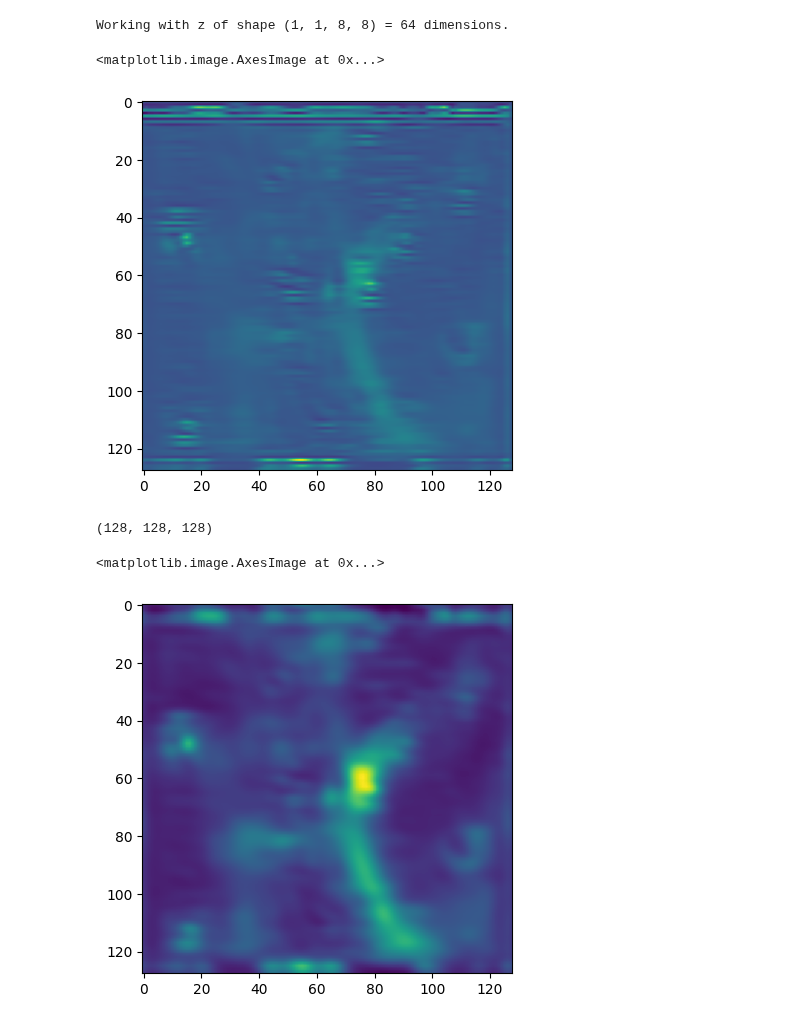
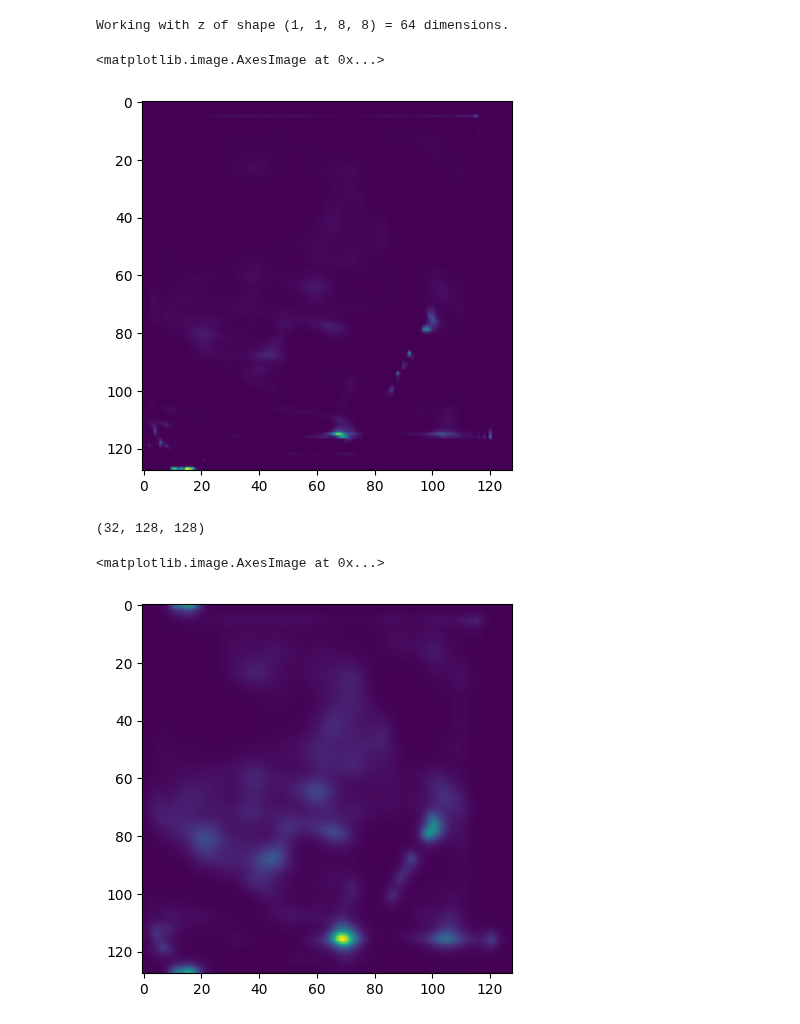
Before and after one commit to JonnyyTorres/Galsim_JAX, a Jupyter notebook: NF_Galsim.ipynb, the cells around one changed output. Cells and saved outputs as stored; diff of their text form; code cells hidden in the pictures.

```diff
--- a/NF_Galsim.ipynb
+++ b/NF_Galsim.ipynb
@@ -321,7 +322,7 @@ from galsim_jax.utils import lr_schedule
 
 model = NeuralSplineFlowLogProb()
 
-init_lr = 0.00005
+init_lr = 0.00003
 
 # Random seed for initializaing network and sampling training data
 seed = jax.random.PRNGKey(42)
@@ -491,5 +495,5 @@ hist2d(samps[:,0], samps[:,1],64);
 # %%
-samps = sampler.apply(params_nf, jax.random.PRNGKey(1), 128)
+samps = sampler.apply(params_nf, jax.random.PRNGKey(1), 32)
 # %%
 # Resahping to original bottleneck size
 samps_r = samps.reshape(-1,8,8,1)
@@ -506,6 +510,7 @@ class decode(AutoencoderKLModule):
     def __call__(self, h):
         h = self.post_quant_conv(h)
         h = self.decoder(h)
+        h = nn.softplus(h)
 
         return h
 # %%
@@ -520,19 +525,19 @@ dec = decode(ch_mult=(1, 2, 4, 8, 16),
     embed_dim=1,
     act_fn=act_fn)
 # %%
-results_nf = dec.apply(params_auto, samps_r)
+q_nf = dec.apply(params_auto, samps_r)
 # %% [output]
 Working with z of shape (1, 1, 8, 8) = 64 dimensions.
 # %%
 # Example of a sampled galaxy before the convolution with the PSF
-imshow(results_nf[0,...,0])
+imshow(q_nf[0,...,0])
 # %% [output]
 <matplotlib.image.AxesImage at 0x...>
-[figure, old version]
+[figure, new version]
 # %%
-results_nf[...,-1].shape
+q_nf[...,-1].shape
 # %% [output]
-(128, 128, 128)
+(32, 128, 128)
 # %%
 kpsf_real = batch["kpsf_real"]
 kpsf_imag = batch["kpsf_imag"]
@@ -557,10 +562,10 @@ x_convolve = tf.expand_dims(p3, axis=-1)
 # p3 = tfd.MultivariateNormalDiag(loc=p3, scale_diag=[0.01])
 # %%
 # Example of a sampled galaxy after the convolution with the PSF
-imshow(p3[0,...,0])
+imshow(x_convolve[0,...,0])
 # %% [output]
 <matplotlib.image.AxesImage at 0x...>
-[figure, old version]
+[figure, new version]
 # %%
 # Plotting the original, predicted and their differences for 32 examples
 num_rows, num_cols = 4, 8
```
Also changed, not shown: parts of 16 cells of this notebook, 2 other files.
